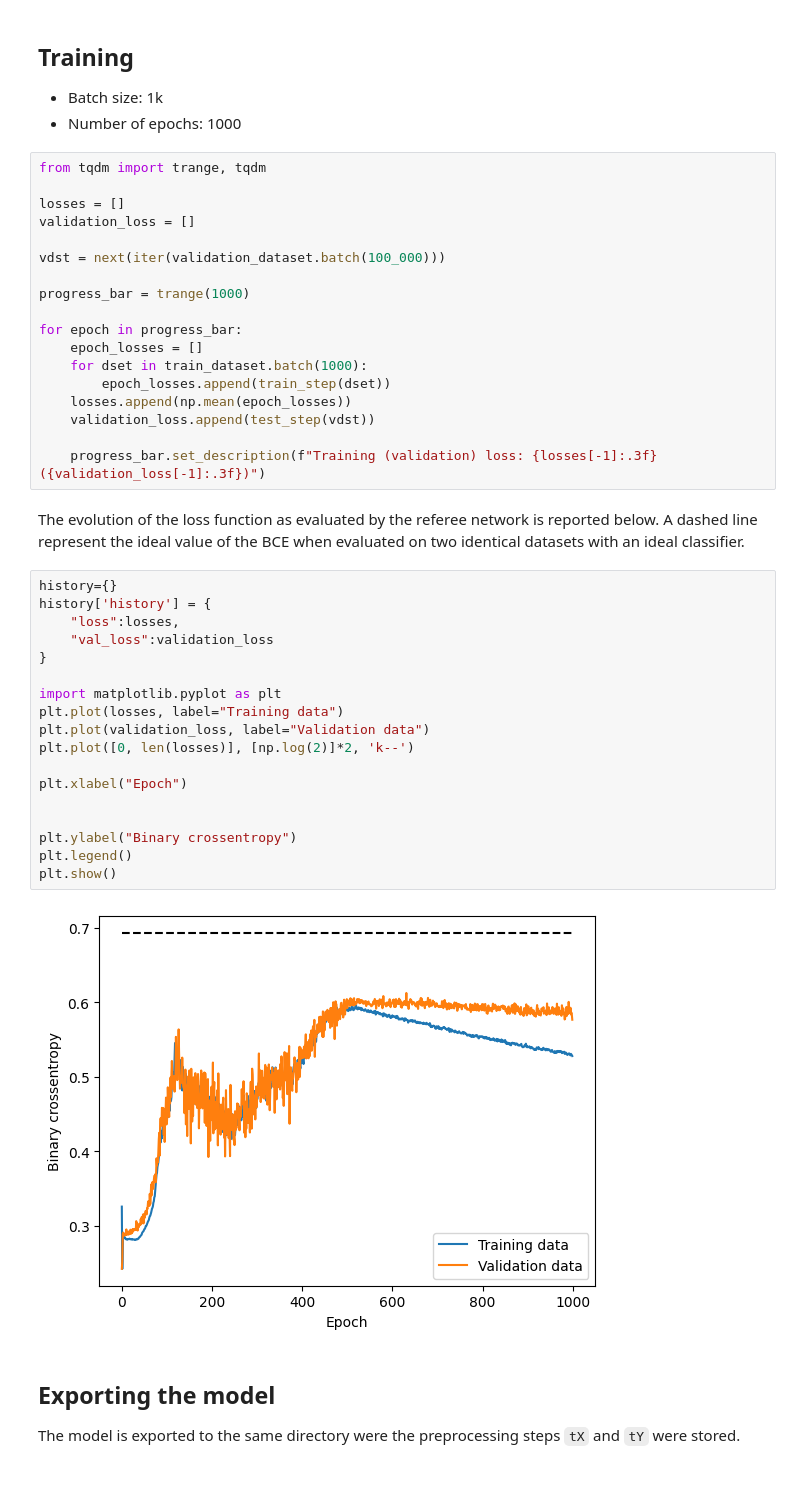
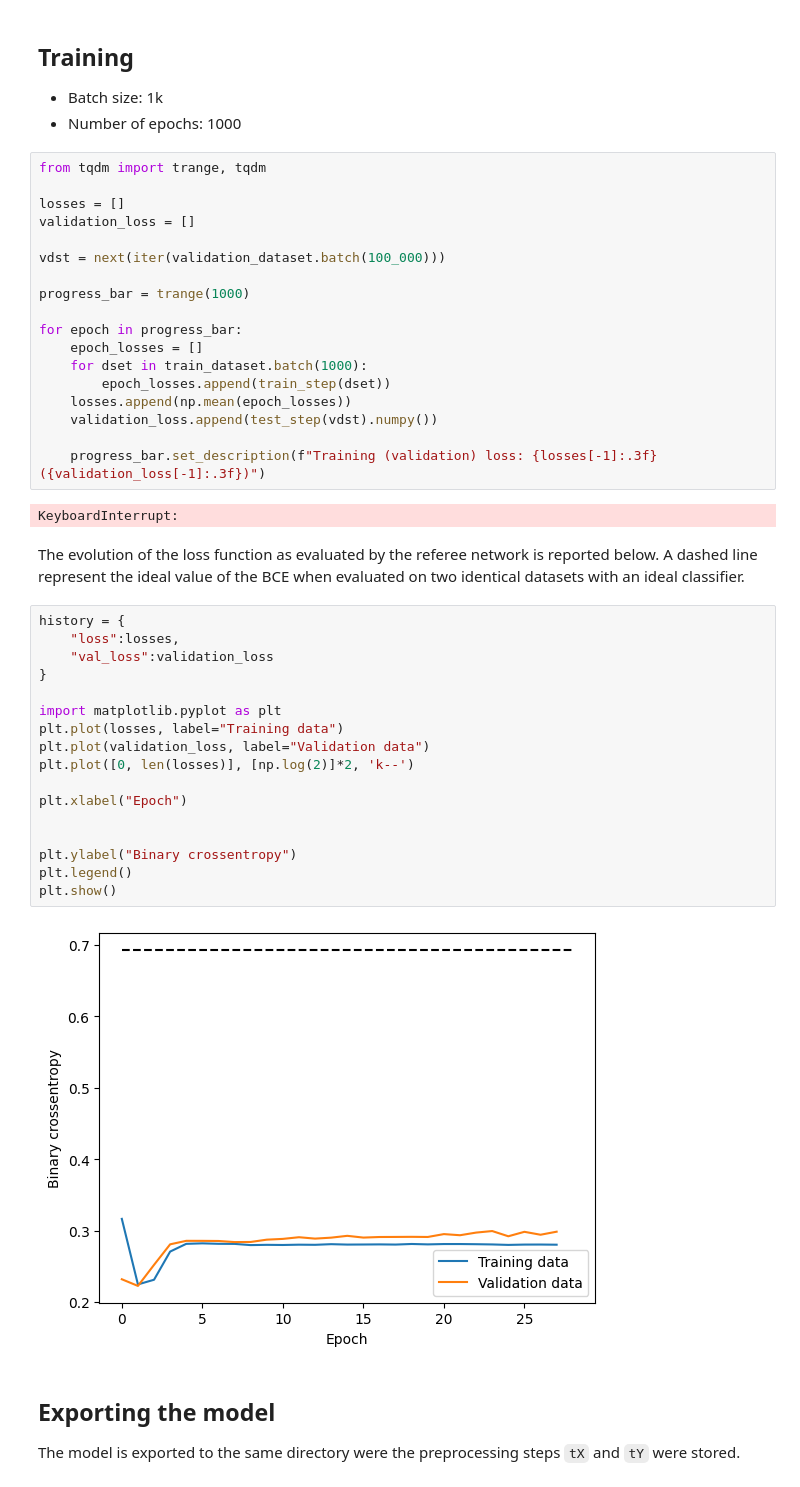
Before and after one commit to cpviolation/lb-trksim-train, a Jupyter notebook: notebooks/Resolution.ipynb, the cells around one changed output. Cells and saved outputs as stored; diff of their text form.

```diff
--- a/notebooks/Resolution.ipynb
+++ b/notebooks/Resolution.ipynb
@@ -341,32 +341,33 @@ for epoch in progress_bar:
     for dset in train_dataset.batch(1000):
         epoch_losses.append(train_step(dset))
     losses.append(np.mean(epoch_losses))
-    validation_loss.append(test_step(vdst))
+    validation_loss.append(test_step(vdst).numpy())
 
     progress_bar.set_description(f"Training (validation) loss: {losses[-1]:.3f} ({validation_loss[-1]:.3f})")
+# %% [output]
+KeyboardInterrupt:
 # %% [markdown]
 The evolution of the loss function as evaluated by the referee network is reported below.
 A dashed line represent the ideal value of the BCE when evaluated on two identical datasets with an ideal classifier.
 # %%
-history={}
-history['history'] = {
+history = {
     "loss":losses,
     "val_loss":validation_loss
 }
 
 import matplotlib.pyplot as plt
 plt.plot(losses, label="Training data")
 plt.plot(validation_loss, label="Validation data")
 plt.plot([0, len(losses)], [np.log(2)]*2, 'k--')
 
 plt.xlabel("Epoch")
 
 
 plt.ylabel("Binary crossentropy")
 plt.legend()
 plt.show()
 # %% [output]
-[figure, old version]
+[figure, new version]
 # %% [markdown]
 ## Exporting the model
 The model is exported to the same directory were the preprocessing steps `tX` and `tY` were stored.
```
Also changed, not shown: parts of 2 cells of this notebook, 13 other files.
